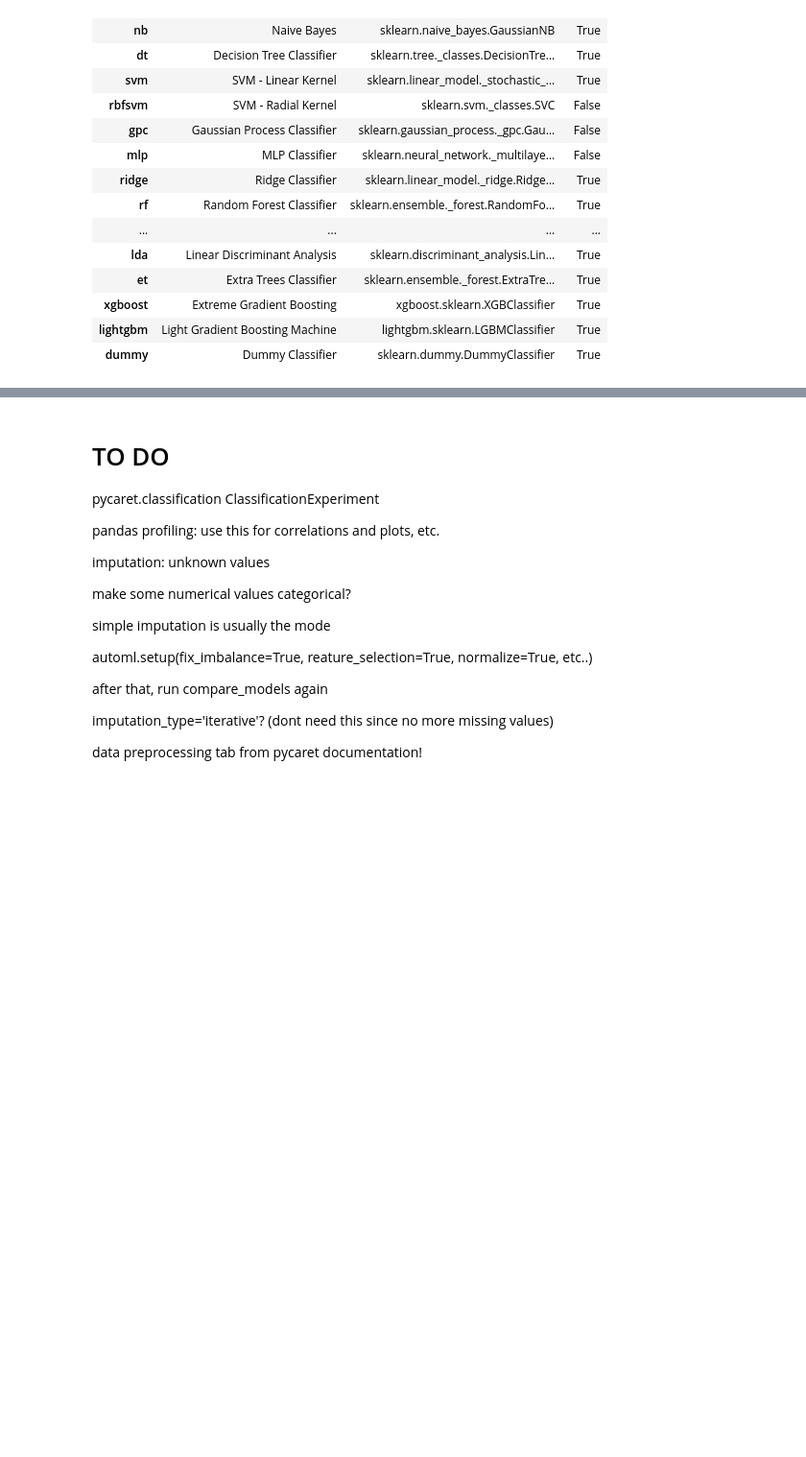
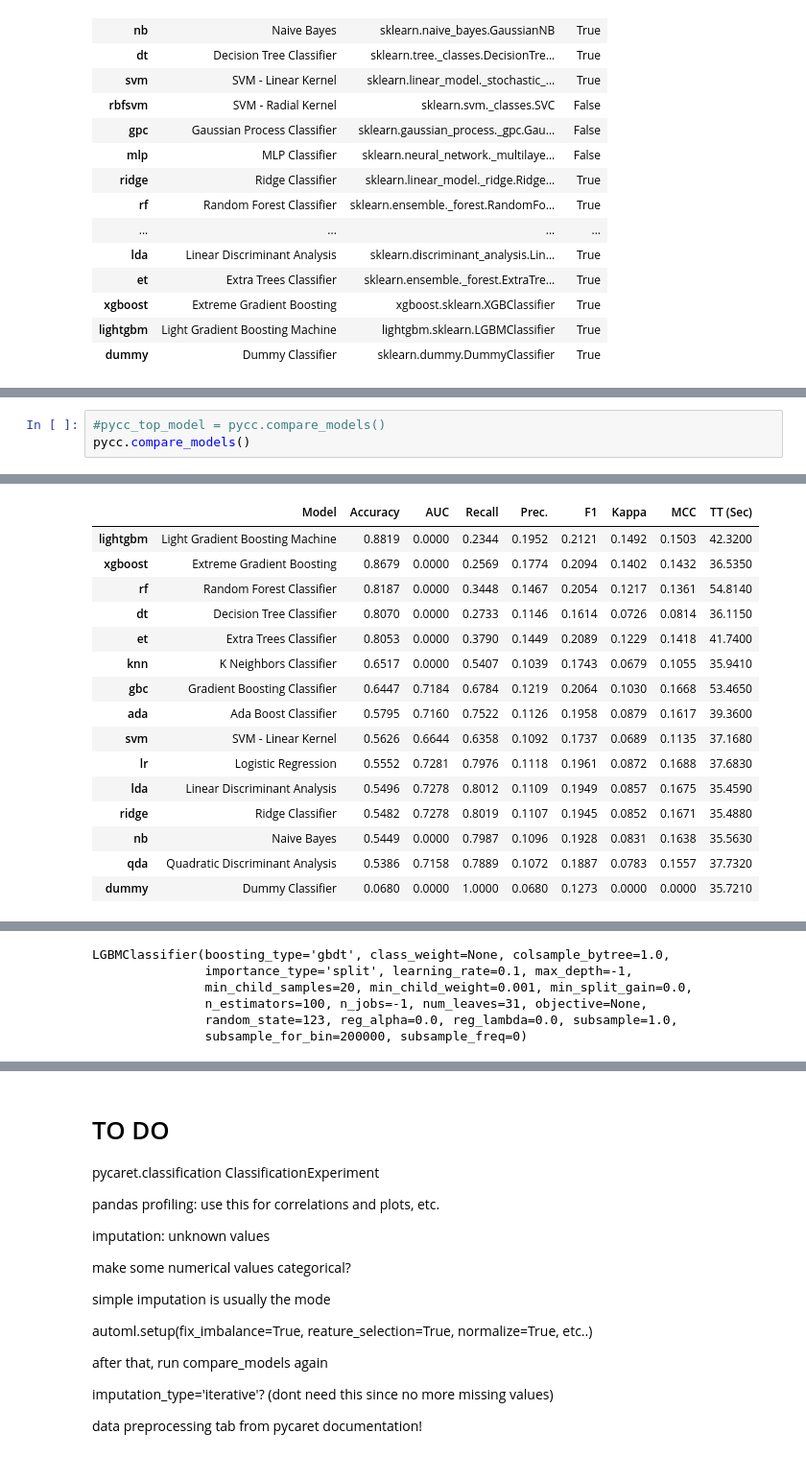
Before and after one commit to LonnyCox55/MSDS696_NHLExpectedGoalPrediction, a Jupyter notebook: main.ipynb, the cells around one changed output, grey strips where cells are left out. Shown at 96% size. Cells and saved outputs as stored; diff of their text form; blank space fills up the shorter version.

```diff
--- a/main.ipynb
+++ b/main.ipynb
@@ -553,0 +535,4 @@ pycc_top_model = pycc.compare_models()
+# %%
+#pycc_top_model = pycc.compare_models()
+pycc.compare_models()
+# %% [output]
@@ -553,0 +540,16 @@ pycc_top_model = pycc.compare_models()
+|  | Model | Accuracy | AUC | Recall | Prec. | F1 | Kappa | MCC | TT (Sec) |
+| lightgbm | Light Gradient Boosting Machine | 0.8819 | 0.0000 | 0.2344 | 0.1952 | 0.2121 | 0.1492 | 0.1503 | 42.3200 |
+| xgboost | Extreme Gradient Boosting | 0.8679 | 0.0000 | 0.2569 | 0.1774 | 0.2094 | 0.1402 | 0.1432 | 36.5350 |
+| rf | Random Forest Classifier | 0.8187 | 0.0000 | 0.3448 | 0.1467 | 0.2054 | 0.1217 | 0.1361 | 54.8140 |
+| dt | Decision Tree Classifier | 0.8070 | 0.0000 | 0.2733 | 0.1146 | 0.1614 | 0.0726 | 0.0814 | 36.1150 |
+| et | Extra Trees Classifier | 0.8053 | 0.0000 | 0.3790 | 0.1449 | 0.2089 | 0.1229 | 0.1418 | 41.7400 |
+| knn | K Neighbors Classifier | 0.6517 | 0.0000 | 0.5407 | 0.1039 | 0.1743 | 0.0679 | 0.1055 | 35.9410 |
+| gbc | Gradient Boosting Classifier | 0.6447 | 0.7184 | 0.6784 | 0.1219 | 0.2064 | 0.1030 | 0.1668 | 53.4650 |
+| ada | Ada Boost Classifier | 0.5795 | 0.7160 | 0.7522 | 0.1126 | 0.1958 | 0.0879 | 0.1617 | 39.3600 |
+| svm | SVM - Linear Kernel | 0.5626 | 0.6644 | 0.6358 | 0.1092 | 0.1737 | 0.0689 | 0.1135 | 37.1680 |
+| lr | Logistic Regression | 0.5552 | 0.7281 | 0.7976 | 0.1118 | 0.1961 | 0.0872 | 0.1688 | 37.6830 |
+| lda | Linear Discriminant Analysis | 0.5496 | 0.7278 | 0.8012 | 0.1109 | 0.1949 | 0.0857 | 0.1675 | 35.4590 |
+| ridge | Ridge Classifier | 0.5482 | 0.7278 | 0.8019 | 0.1107 | 0.1945 | 0.0852 | 0.1671 | 35.4880 |
+| nb | Naive Bayes | 0.5449 | 0.0000 | 0.7987 | 0.1096 | 0.1928 | 0.0831 | 0.1638 | 35.5630 |
+| qda | Quadratic Discriminant Analysis | 0.5386 | 0.7158 | 0.7889 | 0.1072 | 0.1887 | 0.0783 | 0.1557 | 37.7320 |
+| dummy | Dummy Classifier | 0.0680 | 0.0000 | 1.0000 | 0.0680 | 0.1273 | 0.0000 | 0.0000 | 35.7210 |
@@ -553,0 +557,6 @@ pycc_top_model = pycc.compare_models()
+LGBMClassifier(boosting_type='gbdt', class_weight=None, colsample_bytree=1.0,
+               importance_type='split', learning_rate=0.1, max_depth=-1,
+               min_child_samples=20, min_child_weight=0.001, min_split_gain=0.0,
+               n_estimators=100, n_jobs=-1, num_leaves=31, objective=None,
+               random_state=123, reg_alpha=0.0, reg_lambda=0.0, subsample=1.0,
+               subsample_for_bin=200000, subsample_freq=0)
```
Also changed, not shown: parts of 11 cells of this notebook.
